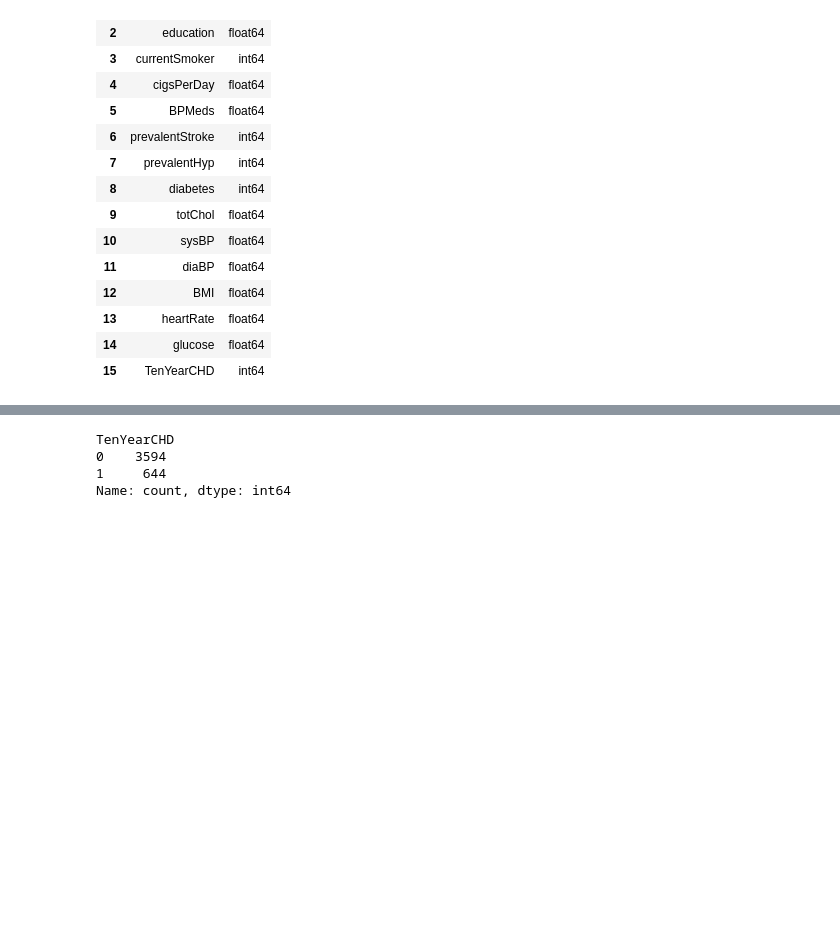
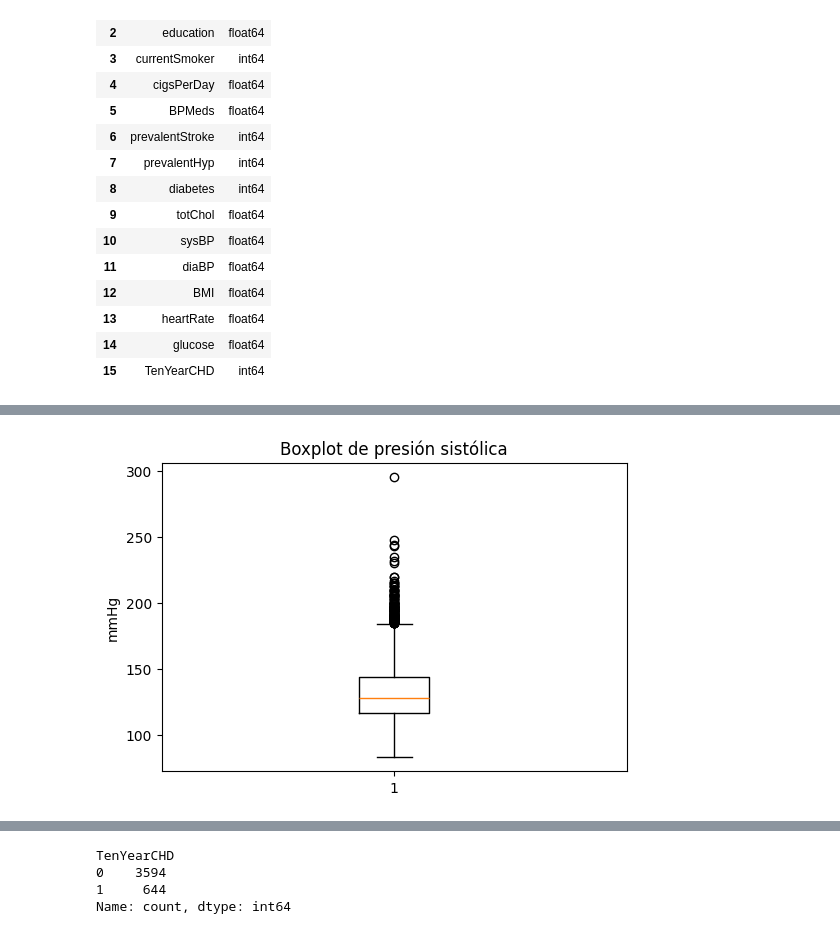
Before and after one commit to Prod1982/mcdi501_grupo6, a Jupyter notebook: notebooks/F1_Analisis_Exploratorio.ipynb, the cells around one changed output, grey strips where cells are left out. Saved outputs shown, nothing was run; the diff lists cells and outputs as text; code cells hidden in the pictures; blank space fills up the shorter version.

```diff
--- a/notebooks/F1_Analisis_Exploratorio.ipynb
+++ b/notebooks/F1_Analisis_Exploratorio.ipynb
@@ -195,0 +319,12 @@ tipos
+# %%
+plt.figure(figsize=(6,4))
+
+plt.boxplot(df["sysBP"])
+
+plt.title("Boxplot de presión sistólica")
+
+plt.ylabel("mmHg")
+
+plt.show()
+# %% [output]
+[figure, added]
```
Also changed, not shown: parts of 12 cells of this notebook.
